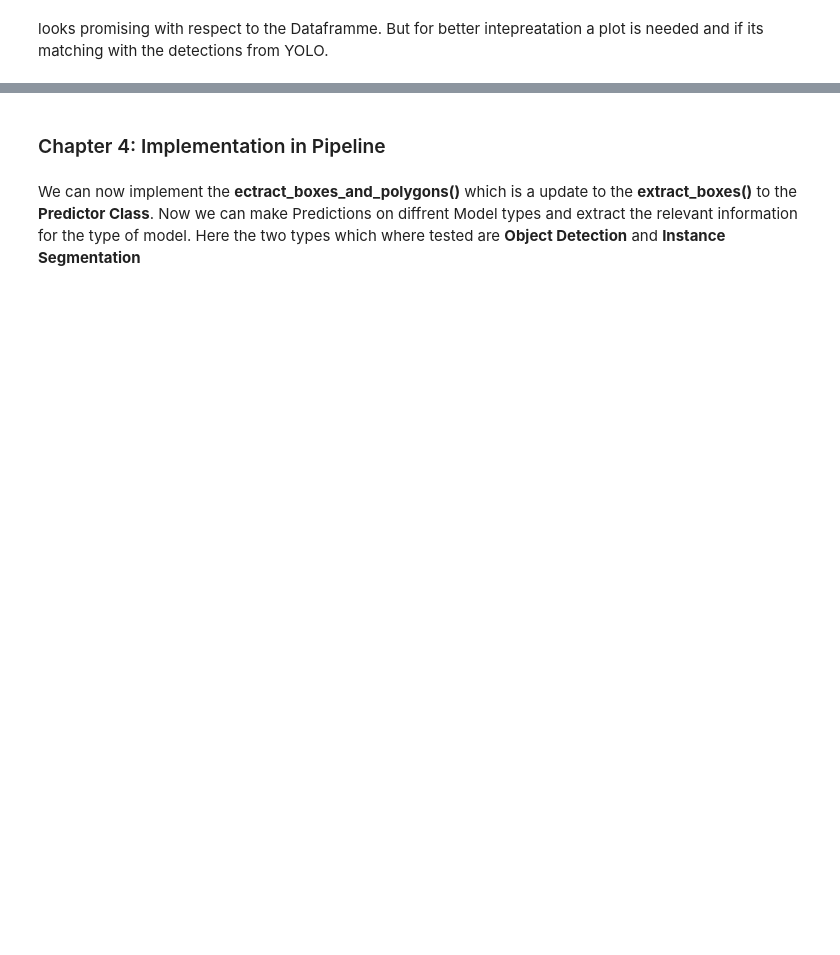
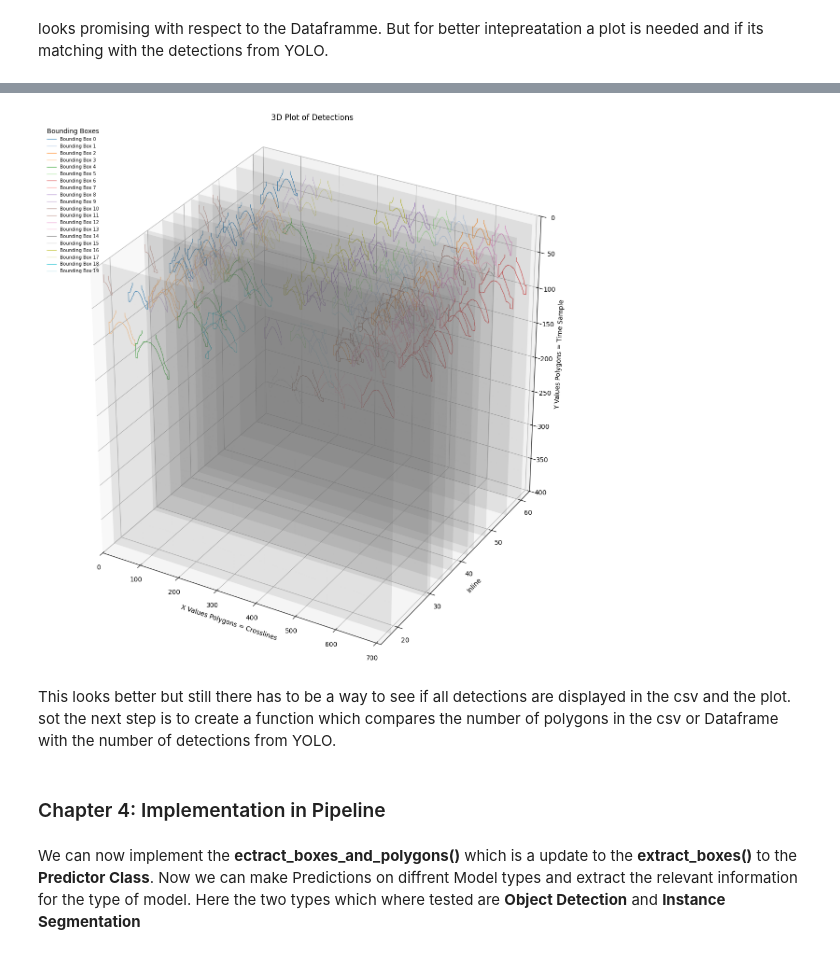
Before and after one commit to jogi96/PAINDGPR, a Jupyter notebook: Notebooks/5 Predicting_Location_Hoyperbolas_Segmentation.ipynb, the cells around one changed output, grey strips where cells are left out. Drawn from its saved outputs; the diff is of its cells as text; code cells hidden in the pictures; blank space fills up the shorter version.

```diff
--- a/Notebooks/5 Predicting_Location_Hoyperbolas_Segmentation.ipynb
+++ b/Notebooks/5 Predicting_Location_Hoyperbolas_Segmentation.ipynb
@@ -283,0 +361,6 @@ plot_matched_detections(detections)
+# %%
+plot_matched_detections(df = detections)
+# %% [output]
+[figure, added]
+# %% [markdown]
+This looks better but still there has to be a way to see if all detections are displayed in the csv and the plot. sot the next step is to create a function which compares the number of polygons in the csv or Dataframe with the number of detections from YOLO.
```
Also changed, not shown: parts of 9 cells of this notebook.
